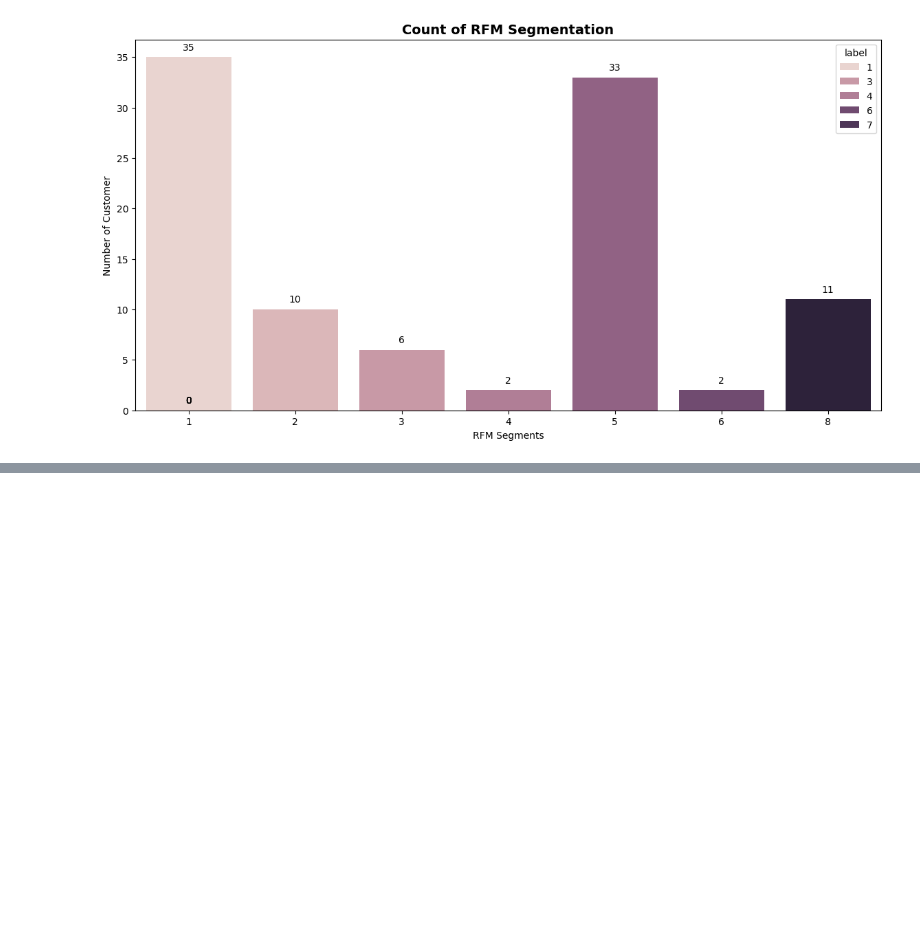
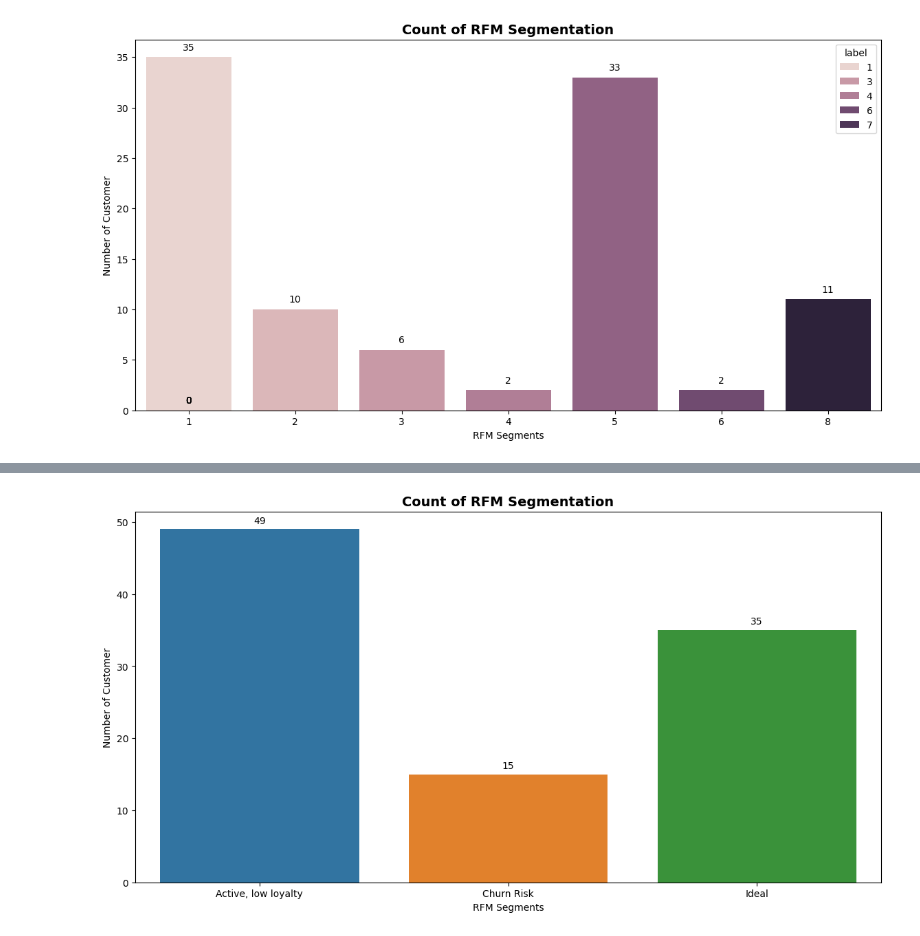
Before and after one commit to RavliAK/cap2, a Jupyter notebook: RFM.ipynb, the cells around one changed output, grey strips where cells are left out. Saved outputs shown, nothing was run; the diff lists cells and outputs as text; code cells hidden in the pictures; blank space fills up the shorter version.

```diff
--- a/RFM.ipynb
+++ b/RFM.ipynb
@@ -511,0 +465,4 @@ berikut adalah Karakteristik, behavior & insight yang dapat di ambil dari tiap s
+# %%
+dfP=dfC.groupby('segment')['count'].sum()
+
+pd.DataFrame(dfP)
@@ -511,0 +475,19 @@ berikut adalah Karakteristik, behavior & insight yang dapat di ambil dari tiap s
+# %%
+plot=pd.DataFrame(dfP)
+plt.figure(figsize=(14,7))
+ax=sns.barplot(data=plot, x='segment', y='count', hue='segment')
+
+ax.set_xlabel('RFM Segments')
+ax.set_ylabel('Number of Customer')
+ax.set_title('Count of RFM Segmentation', fontsize=14, fontweight='bold')
+
+
+for bar in ax.patches:
+    height = bar.get_height()
+    ax.text(bar.get_x() + bar.get_width() / 2, height + 0.5, f'{height:.0f}',
+            ha='center', va='bottom', fontsize=10)
+
+
+plt.show()
+# %% [output]
+[figure, added]
```
Also changed, not shown: parts of 9 cells of this notebook.
